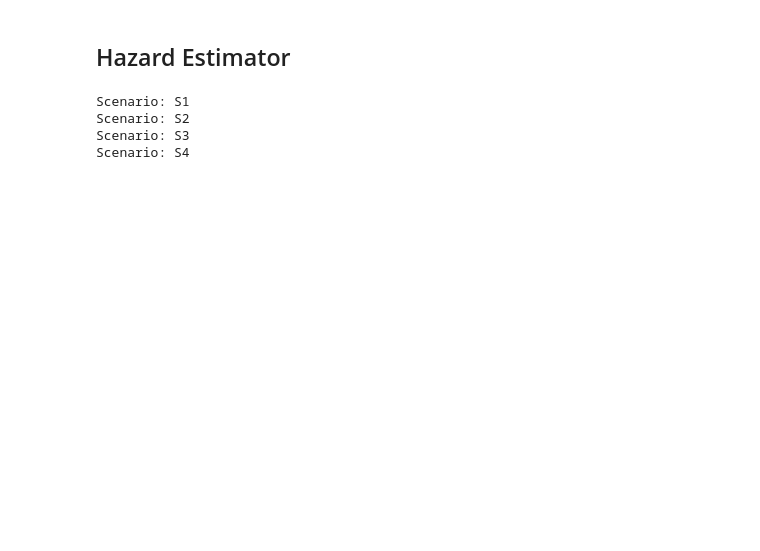
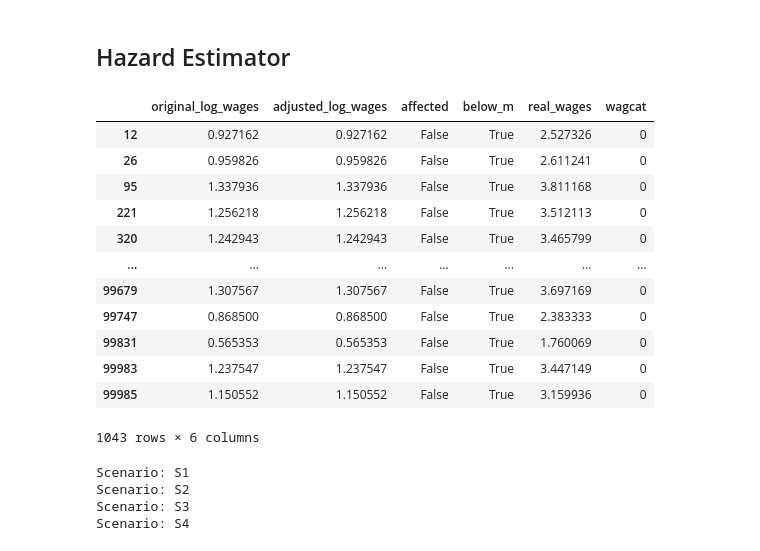
Before and after one commit to boyuchen21/minimum_wage, a Jupyter notebook: codes/compare_estimators.ipynb, the cells around one changed output. Drawn from its saved outputs; the diff is of its cells as text; code cells hidden in the pictures; blank space fills up the shorter version.

```diff
--- a/codes/compare_estimators.ipynb
+++ b/codes/compare_estimators.ipynb
@@ -261,5 +268,50 @@ plt.show()
 # %% [markdown]
 ## Hazard Estimator
+# %%
+def to_real_scale(log_wages):
+    return np.exp(log_wages)
+
+m_pre = np.log(10)
+m_post = np.log(12)
+P_o = 0.3
+P_b = 0.5
+P_s = 0
+df_pre = impose_minimum_wage(log_wages, m_pre, P_o, P_b, P_s)
+
+df_pre['real_wages'] = to_real_scale(df_pre['adjusted_log_wages'])
+# drop unemployed
+# df_pre = df_pre[df_pre['adjusted_log_wages'] > 0]
+df_pre = df_pre.dropna(subset=['real_wages'])
+
+bins = [0, 4] + list(np.arange(4, 20, 0.1)) + [20, np.inf]
+
+# Create bins and labels
+df_pre['wagcat'] = pd.cut(df_pre['real_wages'], bins=bins, labels=False, duplicates='drop')
+# Change wagcat to be integer or NaN
+df_pre['wagcat'] = df_pre['wagcat'].astype('Int64')
+
+# Calculate the number of workers in each wage category
+pre_counts = df_pre['wagcat'].value_counts().sort_index()
+pre_counts
+
+
+# Calculate the mean real_wage for each bin
+pre_means = df_pre.groupby('wagcat')['real_wages'].mean()
+df_pre[df_pre['wagcat']==0]
+# %% [output]
+|  | original_log_wages | adjusted_log_wages | affected | below_m | real_wages | wagcat |
+| 12 | 0.927162 | 0.927162 | False | True | 2.527326 | 0 |
+| 26 | 0.959826 | 0.959826 | False | True | 2.611241 | 0 |
+| 95 | 1.337936 | 1.337936 | False | True | 3.811168 | 0 |
+| 221 | 1.256218 | 1.256218 | False | True | 3.512113 | 0 |
+| 320 | 1.242943 | 1.242943 | False | True | 3.465799 | 0 |
+| ... | ... | ... | ... | ... | ... | ... |
+| 99679 | 1.307567 | 1.307567 | False | True | 3.697169 | 0 |
+| 99747 | 0.868500 | 0.868500 | False | True | 2.383333 | 0 |
+| 99831 | 0.565353 | 0.565353 | False | True | 1.760069 | 0 |
+| 99983 | 1.237547 | 1.237547 | False | True | 3.447149 | 0 |
+| 99985 | 1.150552 | 1.150552 | False | True | 3.159936 | 0 |
+1043 rows × 6 columns
 # %%
 def prepare_hazard_var(log_wages, real_m_pre, real_m_post, P_o=0.2, P_b=0, P_s=0.5):
     m_pre = np.log(real_m_pre)
```
Also changed, not shown: parts of 8 cells of this notebook, 8 other files.
